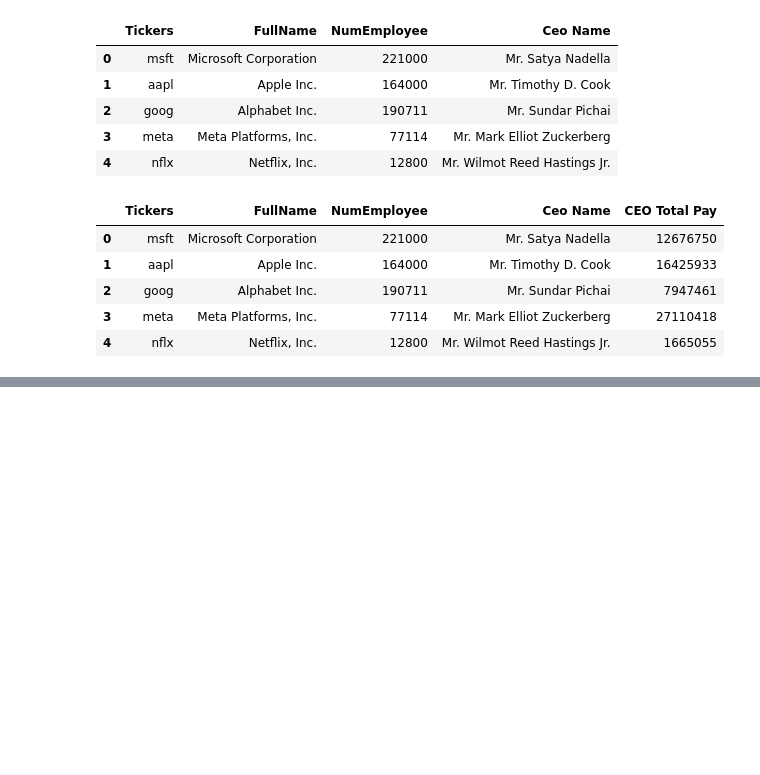
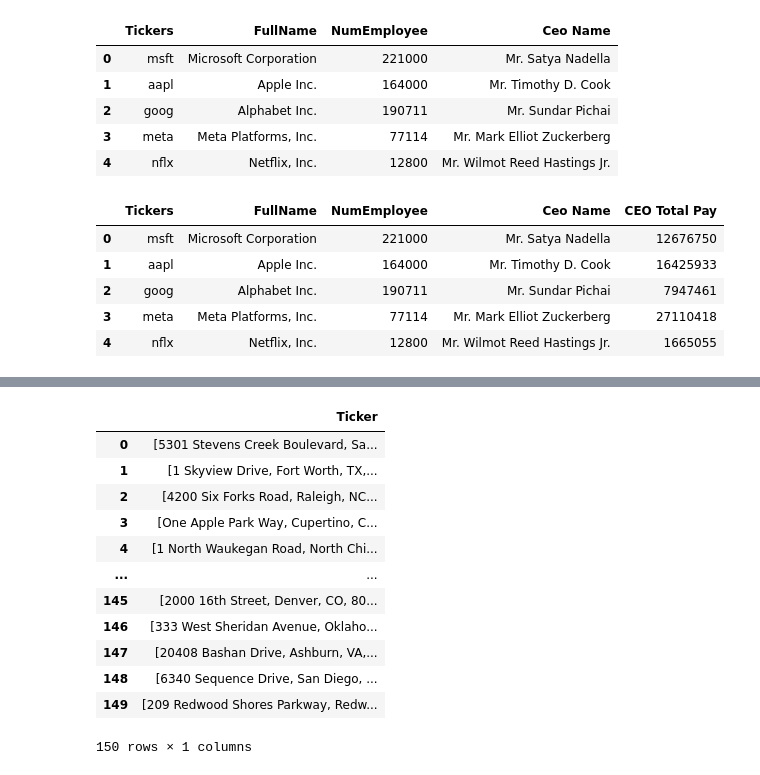
Before and after one commit to Infinity1008/Finance, a Jupyter notebook: Learning_algo_trading/fvr7/Yahoo Finance 101.ipynb, the cells around one changed output, grey strips where cells are left out. Saved outputs shown, nothing was run; the diff lists cells and outputs as text; code cells hidden in the pictures; blank space fills up the shorter version.

```diff
--- a/Learning_algo_trading/fvr7/Yahoo Finance 101.ipynb
+++ b/Learning_algo_trading/fvr7/Yahoo Finance 101.ipynb
@@ -1428,0 +1450,5 @@ df
+# %%
+# Remoing some stocks
+stocks = stocks.drop([135, 219, 467, 484, 28])
+stocks = stocks.reset_index()
+stocks
@@ -1428,0 +1532,4 @@ df
+# %%
+stocks = stocks.head(150)
+# %%
+output = stocks['Ticker'].apply(get_company_info)
@@ -1428,0 +1551,19 @@ df
+# %%
+# Making a DataFrame out of our Output
+df = pd.DataFrame(output)
+# %%
+df
+# %% [output]
+|  | Ticker |
+| 0 | [5301 Stevens Creek Boulevard, Sa... |
+| 1 | [1 Skyview Drive, Fort Worth, TX,... |
+| 2 | [4200 Six Forks Road, Raleigh, NC... |
+| 3 | [One Apple Park Way, Cupertino, C... |
+| 4 | [1 North Waukegan Road, North Chi... |
+| ... | ... |
+| 145 | [2000 16th Street, Denver, CO, 80... |
+| 146 | [333 West Sheridan Avenue, Oklaho... |
+| 147 | [20408 Bashan Drive, Ashburn, VA,... |
+| 148 | [6340 Sequence Drive, San Diego, ... |
+| 149 | [209 Redwood Shores Parkway, Redw... |
+150 rows × 1 columns
```
Also changed, not shown: parts of 15 cells of this notebook, 2 other files.
